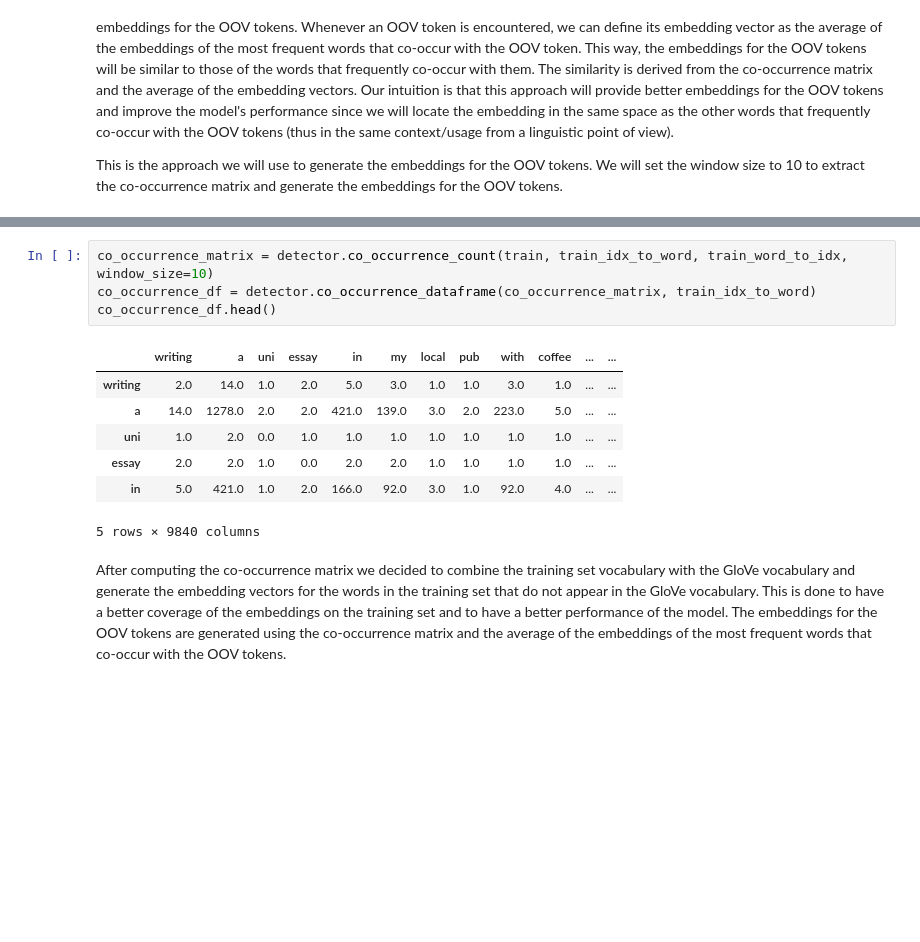
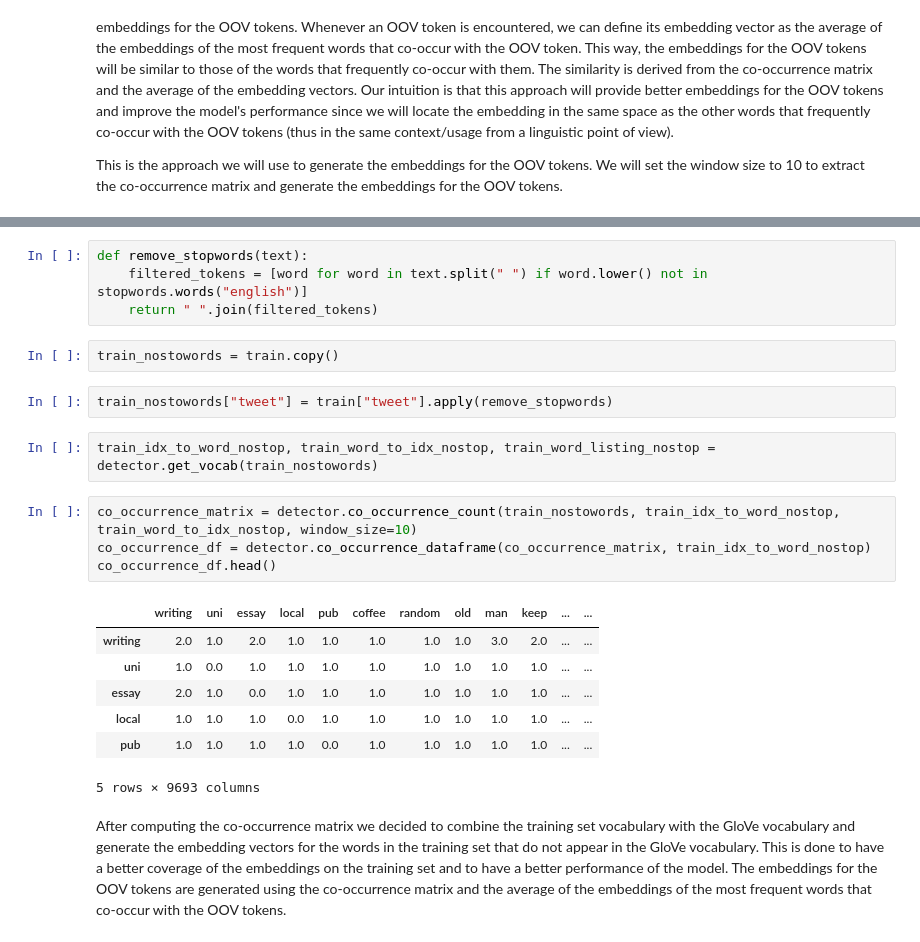
Before and after one commit to MatteoFasulo/Sexism-detection, a Jupyter notebook: assignment_1.ipynb, the cells around one changed output, grey strips where cells are left out. Drawn from its saved outputs; the diff is of its cells as text; blank space fills up the shorter version.

```diff
--- a/assignment_1.ipynb
+++ b/assignment_1.ipynb
@@ -807,15 +833,25 @@ This is the approach we will use to generate the embeddings for the OOV tokens.
+# %%
+def remove_stopwords(text):
+    filtered_tokens = [word for word in text.split(" ") if word.lower() not in stopwords.words("english")]
+    return " ".join(filtered_tokens)
+# %%
+train_nostowords = train.copy()
+# %%
+train_nostowords["tweet"] = train["tweet"].apply(remove_stopwords)
+# %%
+train_idx_to_word_nostop, train_word_to_idx_nostop, train_word_listing_nostop = detector.get_vocab(train_nostowords)
 # %%
-co_occurrence_matrix = detector.co_occurrence_count(train, train_idx_to_word, train_word_to_idx, window_size=10)
-co_occurrence_df = detector.co_occurrence_dataframe(co_occurrence_matrix, train_idx_to_word)
+co_occurrence_matrix = detector.co_occurrence_count(train_nostowords, train_idx_to_word_nostop, train_word_to_idx_nostop, window_size=10)
+co_occurrence_df = detector.co_occurrence_dataframe(co_occurrence_matrix, train_idx_to_word_nostop)
 co_occurrence_df.head()
 # %% [output]
-|  | writing | a | uni | essay | in | my | local | pub | with | coffee | ... | ... |
-| writing | 2.0 | 14.0 | 1.0 | 2.0 | 5.0 | 3.0 | 1.0 | 1.0 | 3.0 | 1.0 | ... | ... |
-| a | 14.0 | 1278.0 | 2.0 | 2.0 | 421.0 | 139.0 | 3.0 | 2.0 | 223.0 | 5.0 | ... | ... |
-| uni | 1.0 | 2.0 | 0.0 | 1.0 | 1.0 | 1.0 | 1.0 | 1.0 | 1.0 | 1.0 | ... | ... |
-| essay | 2.0 | 2.0 | 1.0 | 0.0 | 2.0 | 2.0 | 1.0 | 1.0 | 1.0 | 1.0 | ... | ... |
-| in | 5.0 | 421.0 | 1.0 | 2.0 | 166.0 | 92.0 | 3.0 | 1.0 | 92.0 | 4.0 | ... | ... |
+|  | writing | uni | essay | local | pub | coffee | random | old | man | keep | ... | ... |
+| writing | 2.0 | 1.0 | 2.0 | 1.0 | 1.0 | 1.0 | 1.0 | 1.0 | 3.0 | 2.0 | ... | ... |
+| uni | 1.0 | 0.0 | 1.0 | 1.0 | 1.0 | 1.0 | 1.0 | 1.0 | 1.0 | 1.0 | ... | ... |
+| essay | 2.0 | 1.0 | 0.0 | 1.0 | 1.0 | 1.0 | 1.0 | 1.0 | 1.0 | 1.0 | ... | ... |
+| local | 1.0 | 1.0 | 1.0 | 0.0 | 1.0 | 1.0 | 1.0 | 1.0 | 1.0 | 1.0 | ... | ... |
+| pub | 1.0 | 1.0 | 1.0 | 1.0 | 0.0 | 1.0 | 1.0 | 1.0 | 1.0 | 1.0 | ... | ... |
-5 rows × 9840 columns
+5 rows × 9693 columns
 # %% [markdown]
 After computing the co-occurrence matrix we decided to combine the training set vocabulary with the GloVe vocabulary and generate the embedding vectors for the words in the training set that do not appear in the GloVe vocabulary. This is done to have a better coverage of the embeddings on the training set and to have a better performance of the model. The embeddings for the OOV tokens are generated using the co-occurrence matrix and the average of the embeddings of the most frequent words that co-occur with the OOV tokens.
 # %%
```
Also changed, not shown: parts of 25 cells of this notebook.
